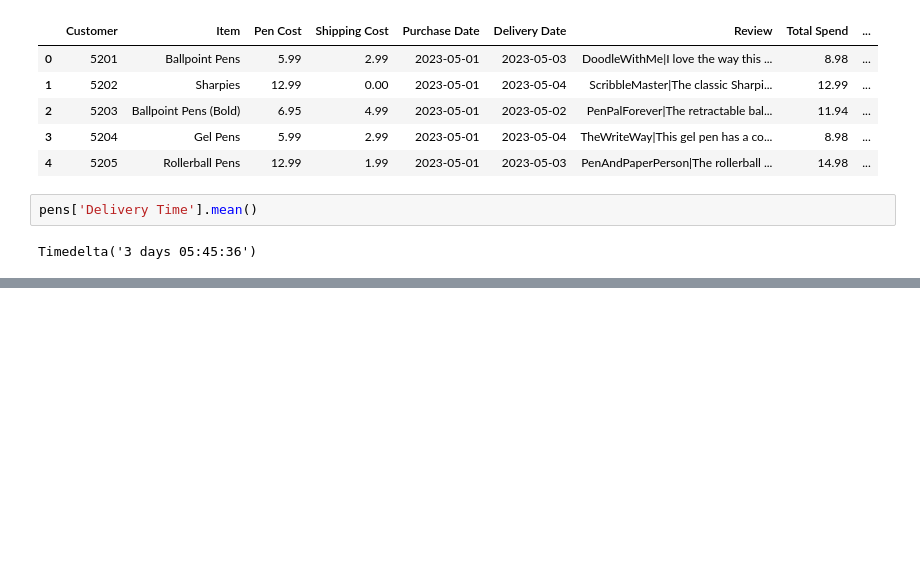
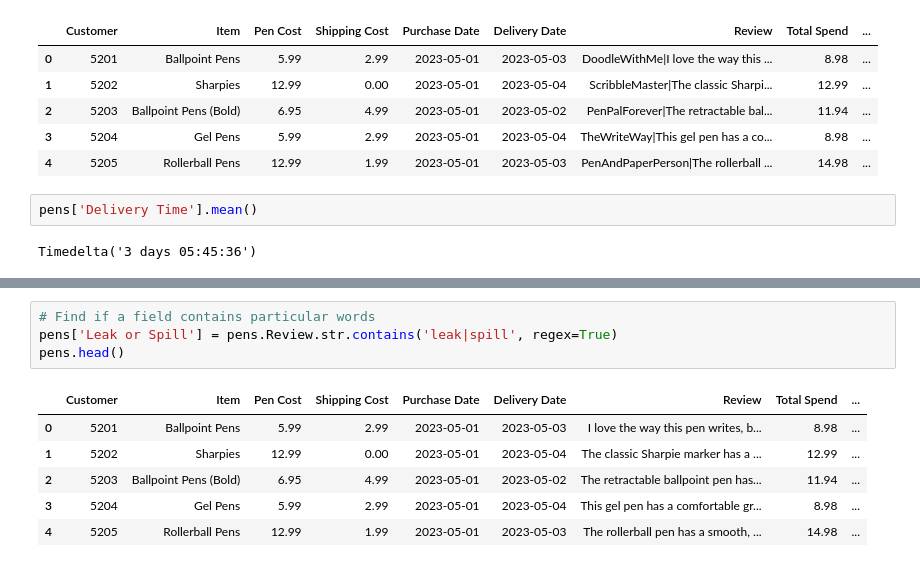
Before and after one commit to hermanconnor/data-prep-and-eda-python, a Jupyter notebook: 2-cleaning-data/assignment.ipynb, the cells around one changed output, grey strips where cells are left out. Saved outputs shown, nothing was run; the diff lists cells and outputs as text; blank space fills up the shorter version.

```diff
--- a/2-cleaning-data/assignment.ipynb
+++ b/2-cleaning-data/assignment.ipynb
@@ -426,0 +465,11 @@ Timedelta('3 days 05:45:36')
+# %%
+# Find if a field contains particular words
+pens['Leak or Spill'] = pens.Review.str.contains('leak|spill', regex=True)
+pens.head()
+# %% [output]
+|  | Customer | Item | Pen Cost | Shipping Cost | Purchase Date | Delivery Date | Review | Total Spend | ... |
+| 0 | 5201 | Ballpoint Pens | 5.99 | 2.99 | 2023-05-01 | 2023-05-03 | I love the way this pen writes, b... | 8.98 | ... |
+| 1 | 5202 | Sharpies | 12.99 | 0.00 | 2023-05-01 | 2023-05-04 | The classic Sharpie marker has a ... | 12.99 | ... |
+| 2 | 5203 | Ballpoint Pens (Bold) | 6.95 | 4.99 | 2023-05-01 | 2023-05-02 | The retractable ballpoint pen has... | 11.94 | ... |
+| 3 | 5204 | Gel Pens | 5.99 | 2.99 | 2023-05-01 | 2023-05-04 | This gel pen has a comfortable gr... | 8.98 | ... |
+| 4 | 5205 | Rollerball Pens | 12.99 | 1.99 | 2023-05-01 | 2023-05-03 | The rollerball pen has a smooth, ... | 14.98 | ... |
```
Also changed, not shown: parts of 4 cells of this notebook, 2 other files.
